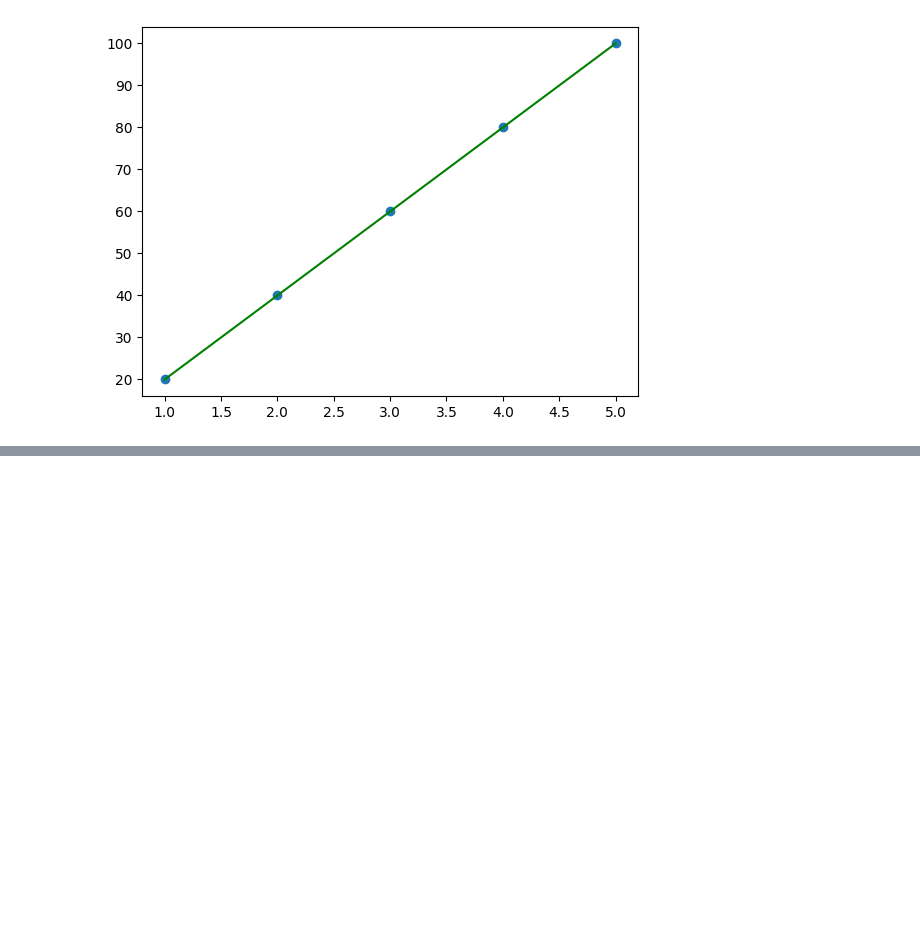
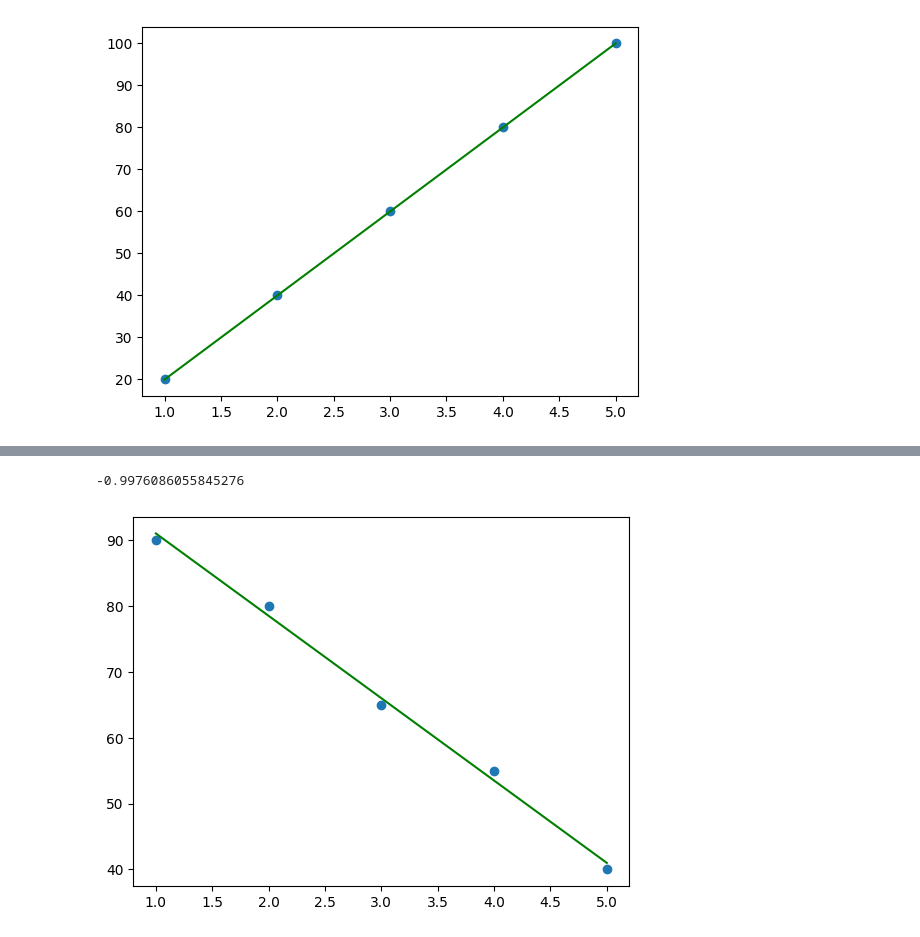
Before and after one commit to will-lynas/stats-experiments, a Jupyter notebook: notebook.ipynb, the cells around one changed output, grey strips where cells are left out. Drawn from its saved outputs; the diff is of its cells as text; code cells hidden in the pictures; blank space fills up the shorter version.

```diff
--- a/notebook.ipynb
+++ b/notebook.ipynb
@@ -31,0 +48,9 @@ analyze_correlation(x, y)
+# %%
+# Strong negative correlation
+# p ~= -1
+x = [1, 2, 3, 4, 5]
+y = [90, 80, 65, 55, 40]
+analyze_correlation(x, y)
+# %% [output]
+-0.9976086055845276
+[figure, added]
```
Also changed, not shown: parts of 2 cells of this notebook.
